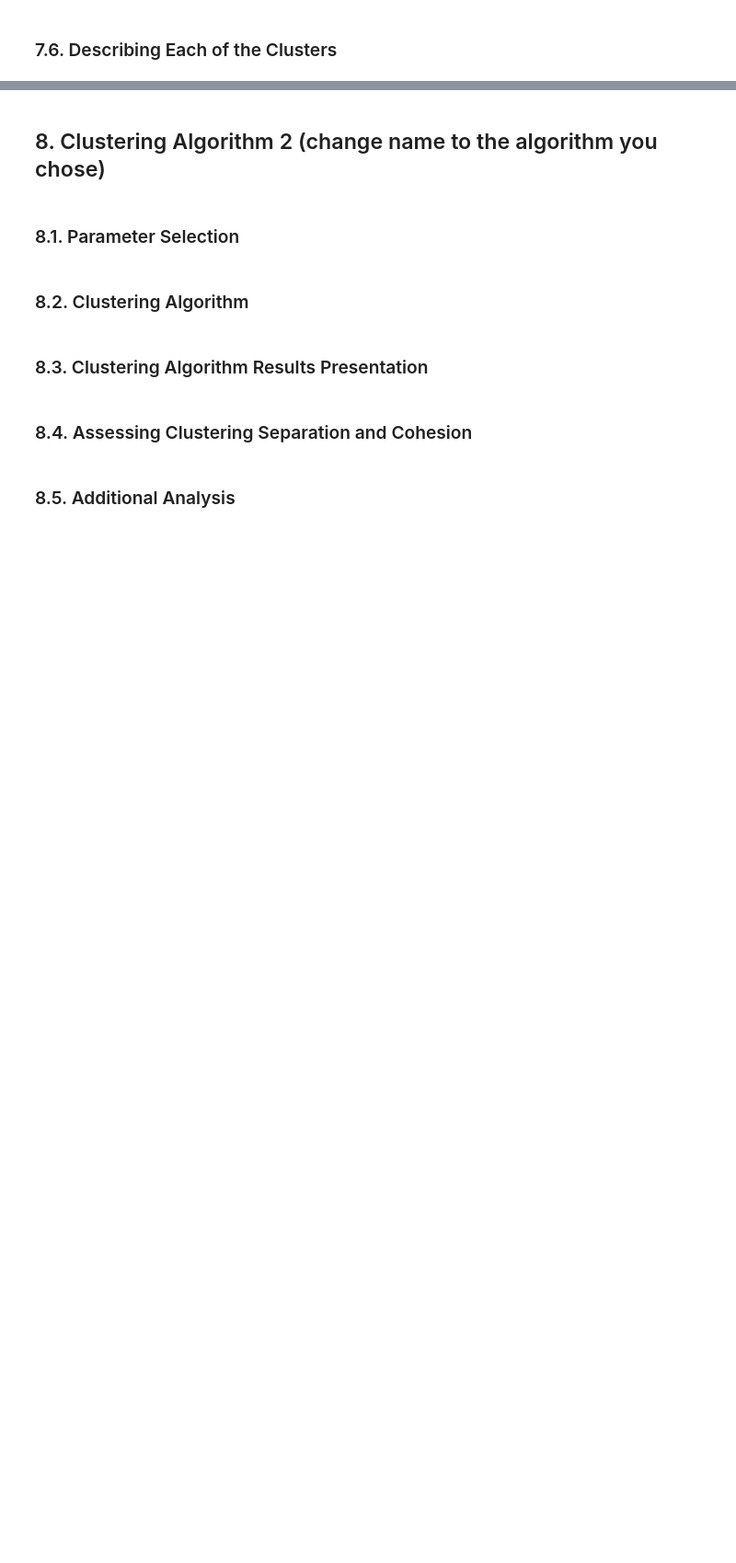
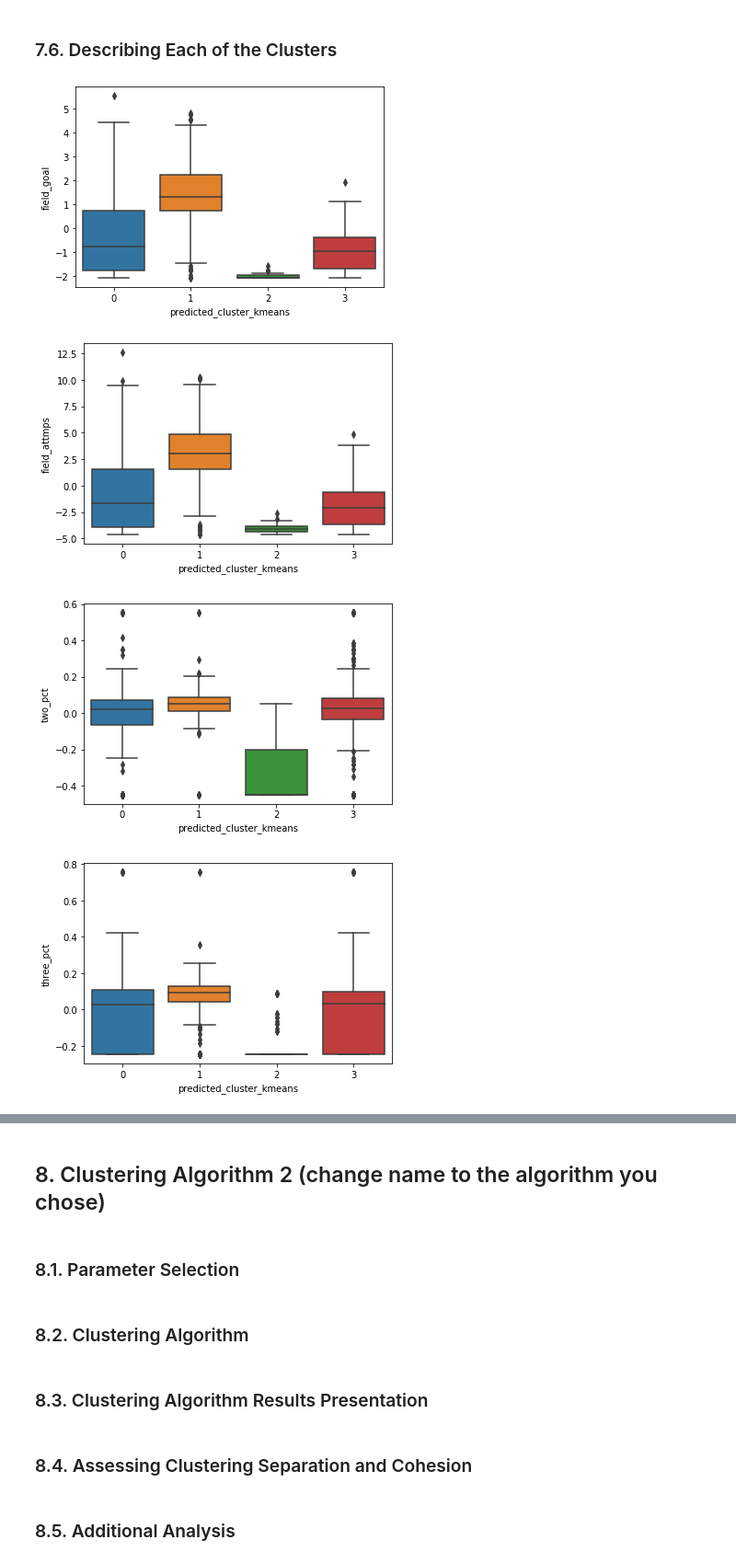
Before and after one commit to milesmathews70/cbb_clustering, a Jupyter notebook: CBB_Clustering_Project.ipynb, the cells around one changed output, grey strips where cells are left out. Shown at 92% size. Saved outputs shown, nothing was run; the diff lists cells and outputs as text; code cells hidden in the pictures; blank space fills up the shorter version.

```diff
--- a/CBB_Clustering_Project.ipynb
+++ b/CBB_Clustering_Project.ipynb
@@ -346,5 +426,10 @@ We are going to remove them and re-cluster.
 ### 7.6. Describing Each of the Clusters
 # %%
 for col in sub_cols:
-    sns.boxplot(x='predicted_cluster_kmeans', y=col, data=df)
+    sns.boxplot(x='predicted_cluster_kmeans', y=col, data=cluster_one)
     plt.show()
+# %% [output]
+[figure, added]
+[figure, added]
+[figure, added]
+[figure, added]
```
Also changed, not shown: parts of 32 cells of this notebook.
